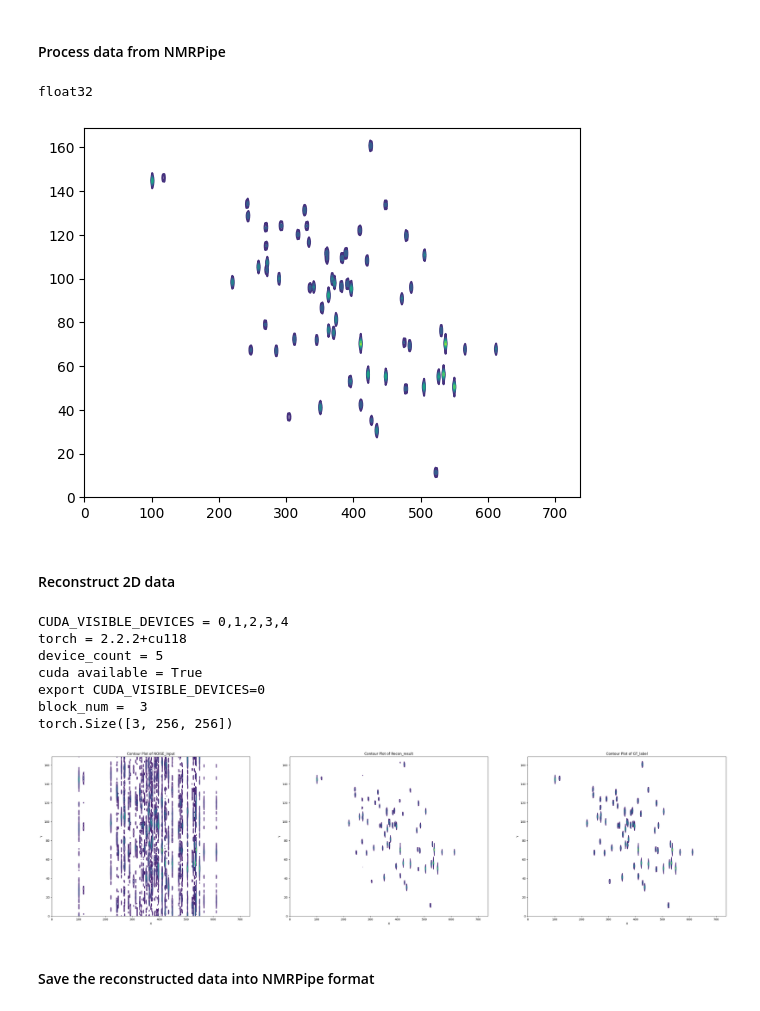
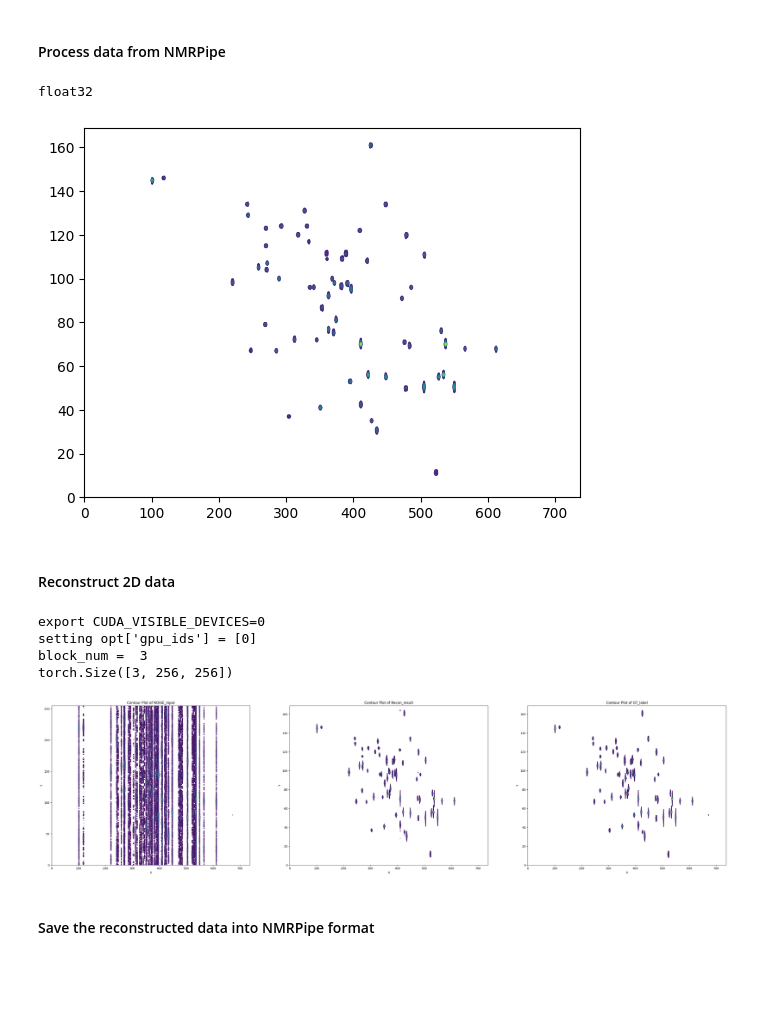
Before and after one commit to chenbo-cyber/NUS_Diffusion_NMR, a Jupyter notebook: take sample2D.ipynb, the cells around one changed output. Saved outputs shown, nothing was run; the diff lists cells and outputs as text; code cells hidden in the pictures; blank space fills up the shorter version.

Commit message:
revise pad shape bugs

```diff
--- a/take sample2D.ipynb
+++ b/take sample2D.ipynb
@@ -26,7 +26,7 @@ import numpy as np
 import matplotlib.pyplot as plt
 import nmrglue as ng
 import scipy.io as sio
-file_path = r'./data/Processed_Data/GB1_input.ft2'
+file_path = r'./data/Processed_Data/GB1_input1.ft2'
 dic, input_data = ng.pipe.read(file_path)
 print(input_data.dtype)
 #Combine data
@@ -37,7 +37,7 @@ plt.contour(np.abs((input_data)))
 sio.savemat("./data/Processed_Data/GB1.mat",{"LR":input_data})
 # %% [output]
 float32
-[figure, old version]
+[figure, new version]
 # %% [markdown]
 #### Reconstruct 2D data
 # %%
@@ -147,13 +147,13 @@ ori_spec = scio.loadmat(data_path)['LR']
 N1 = ori_spec.shape[0]
 N2 = ori_spec.shape[1]
 
-phase_input, pad_shape, pad_height, pad_width = block_data(ori_spec, 256)
 xx = np.fft.ifft(ori_spec, axis=0)
+Mask = scio.loadmat(f"./data/data256/{sample_rate}_stack_mask-{N1}-{N2}/Mask.mat")['Mask']
+xx = np.pad(xx, ((0,256-N1),(0,0)))
+Mask = np.pad(Mask, ((0,256-N1),(0,0)))
+phase_input, pad_shape, pad_height, pad_width = block_data(xx, 256)
 
-Mask = scio.loadmat(f"./data/data256/{sample_rate}_stack_mask-{N1}-{N2}/Mask.mat")['Mask']
-U = Mask
-
-NUS_FID = np.multiply(U, xx)
+NUS_FID = np.multiply(Mask, xx)
 # NUS_FID = xx
 NOISE_input = np.fft.fft(NUS_FID, axis=0)
 NUS_FID, _, _, _ = block_data(NUS_FID, 256)
@@ -191,39 +191,37 @@ visuals = diffusion.get_current_visuals()
 
 try:
     if block_num is not None:
         fake_img = reconstruct_data(torch.complex(visuals['INF'][0 : block_num , 0], visuals['INF'][0 : block_num , 1]).cpu().numpy(), pad_shape, pad_height, pad_width)
         sr_img = reconstruct_data(torch.complex(visuals['SR'][-block_num : , 0], visuals['SR'][-block_num : , 1]).cpu().numpy(), pad_shape, pad_height, pad_width)
         sr_spec = reconstruct_data(torch.complex(visuals['SR_Spec'][-block_num : , 0], visuals['SR_Spec'][-block_num :, 1]).cpu().numpy(), pad_shape, pad_height, pad_width)
         hr_img = reconstruct_data(torch.complex(visuals['HR'][0 : block_num , 0], visuals['HR'][0 : block_num , 1]).cpu().numpy(), pad_shape, pad_height, pad_width)
         lr_img = reconstruct_data(visuals['LR'][0 : block_num].squeeze(1).cpu().numpy(), pad_shape, pad_height, pad_width)
 
 except NameError:
     fake_img = torch.complex(visuals['INF'][0, 0], visuals['INF'][0, 1]).squeeze().cpu().numpy()
     sr_img = torch.complex(visuals['SR'][-1, 0], visuals['SR'][-1, 1]).squeeze().cpu().numpy()
     sr_spec = torch.complex(visuals['SR_Spec'][-1, 0], visuals['SR_Spec'][-1, 1]).squeeze().cpu().numpy()
     hr_img = torch.complex(visuals['HR'][0, 0], visuals['HR'][0, 1]).squeeze().cpu().numpy()
     lr_img = visuals['LR'][0].squeeze().float().cpu().numpy()
 
-
+sr_img = np.fft.fft(np.fft.ifft(sr_img, axis=0)[:N1, :], axis=0)
+hr_img = np.fft.fft(xx[:N1, :], axis=0)
 Metrics.save_contour2(
 nus_spec=fake_img,
 recon_spec=sr_img,
 label_spec=hr_img,
 sr_spec=sr_spec,  # result of densenet
 save_path='{}/{}_{}_hr.png'.format(result_path, 200, 1))
 plt.show()
 
 scio.savemat('./data/label_spec_2D.mat', {'label_spec': hr_img})
 scio.savemat('./data/recon_spec_2D.mat', {'recon_spec': sr_img})
 # %% [output]
-CUDA_VISIBLE_DEVICES = 0,1,2,3,4
-torch = 2.2.2+cu118
-device_count = 5
-cuda available = True
 export CUDA_VISIBLE_DEVICES=0
+setting opt['gpu_ids'] = [0]
 block_num =  3
 torch.Size([3, 256, 256])
-[figure, old version]
+[figure, new version]
 # %% [markdown]
 #### Save the reconstructed data into NMRPipe format
 # %%
```
Also changed, not shown: parts of 1 cell of this notebook, 10 other files.
